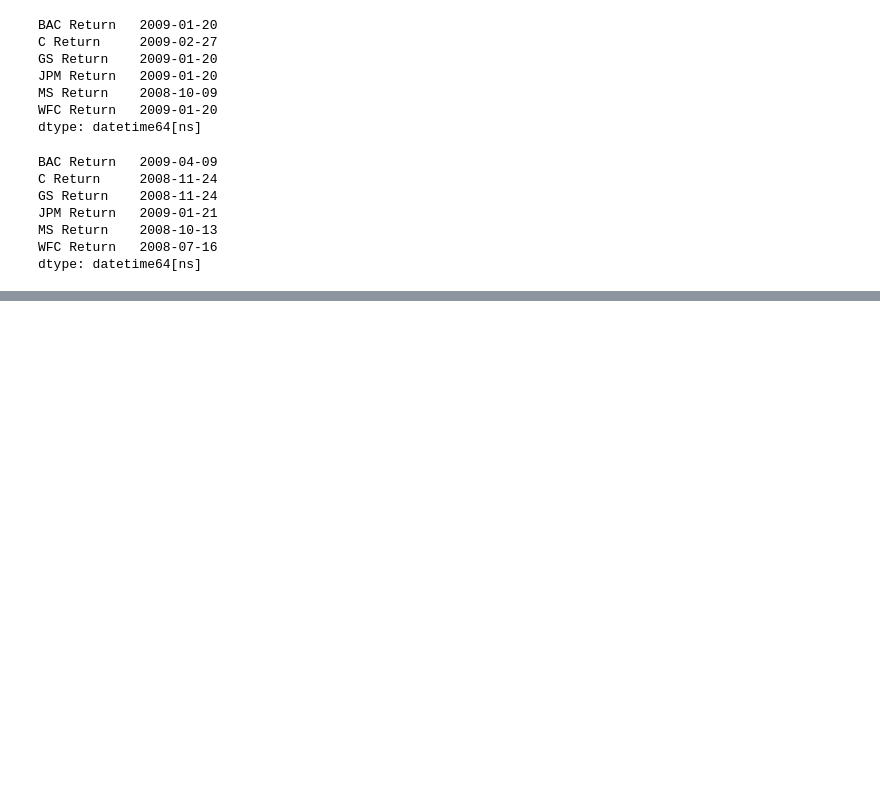
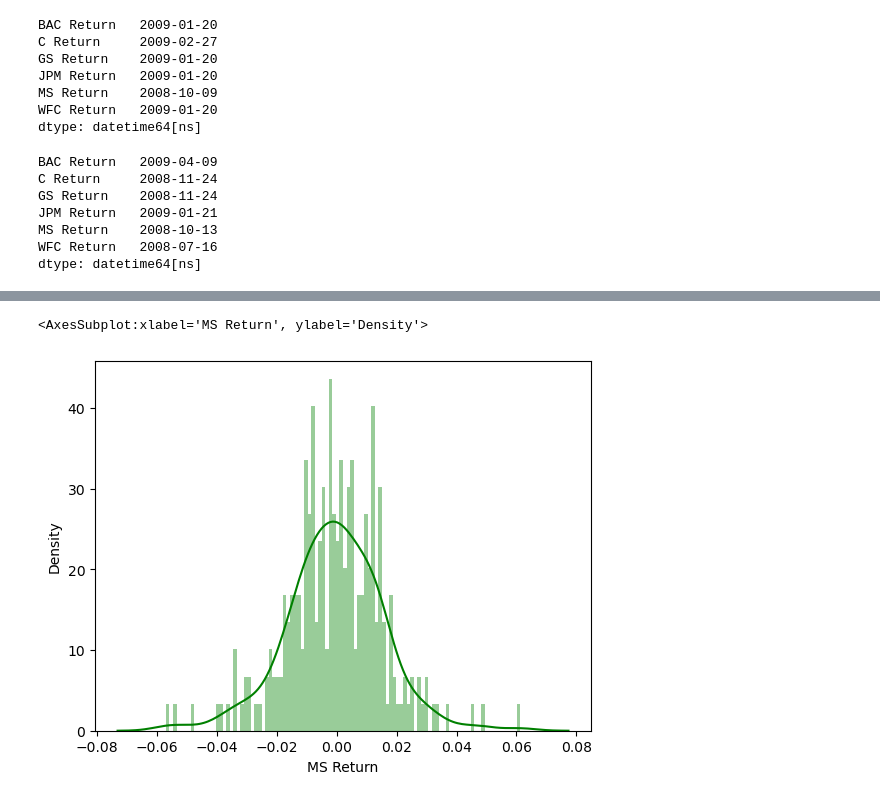
Before and after one commit to SiddheshDaphane/Finance-Data-Project, a Jupyter notebook: finance_project.ipynb, the cells around one changed output, grey strips where cells are left out. Saved outputs shown, nothing was run; the diff lists cells and outputs as text; code cells hidden in the pictures; blank space fills up the shorter version.

```diff
--- a/finance_project.ipynb
+++ b/finance_project.ipynb
@@ -269,0 +295,5 @@ dtype: float64
+# %%
+sns.distplot(returns.loc['2015-01-01':'2015-12-31']['MS Return'],color='green',bins=100)
+# %% [output]
+<AxesSubplot:xlabel='MS Return', ylabel='Density'>
+[figure, added]
```
Also changed, not shown: parts of 5 cells of this notebook.
